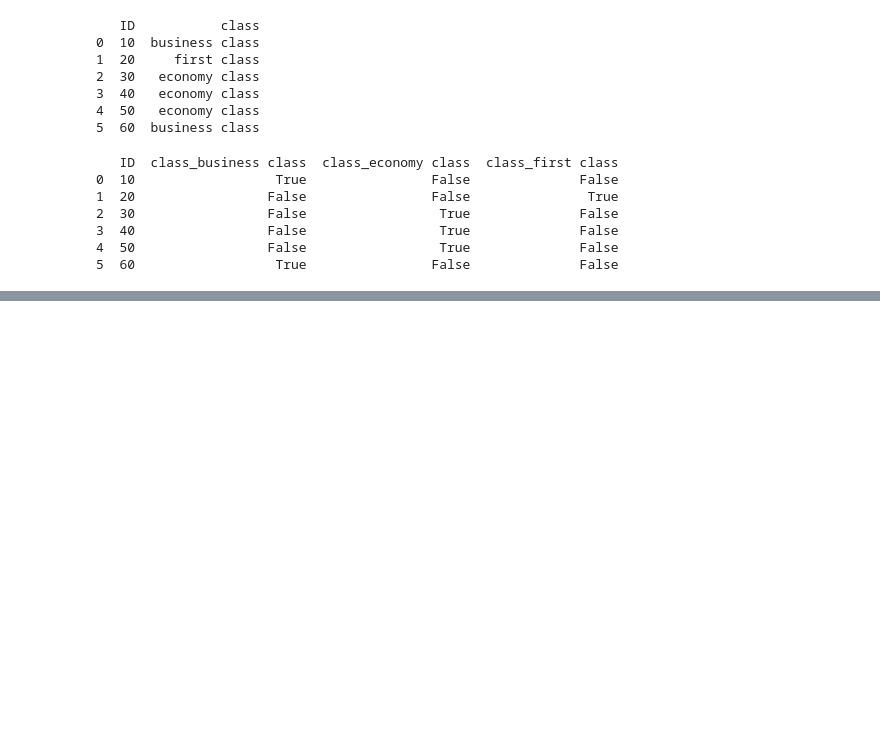
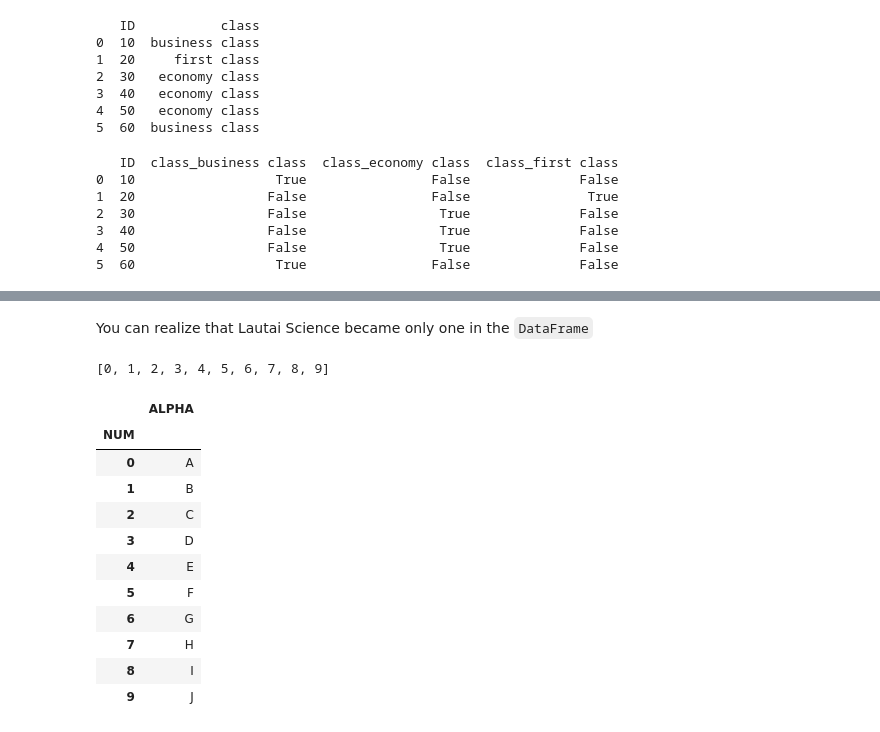
Before and after one commit to HABUDANHAYABK/ArewaDS-Machine-Learning, a Jupyter notebook: Data-Preparation/data_preparation.ipynb, the cells around one changed output, grey strips where cells are left out. Saved outputs shown, nothing was run; the diff lists cells and outputs as text; code cells hidden in the pictures; blank space fills up the shorter version.

```diff
--- a/Data-Preparation/data_preparation.ipynb
+++ b/Data-Preparation/data_preparation.ipynb
@@ -494,0 +535,27 @@ print(one_hot)
+# %% [markdown]
+You can realize that Lautai Science became only one in the `DataFrame`
+# %%
+print(list(range(10)))
+# %% [output]
+[0, 1, 2, 3, 4, 5, 6, 7, 8, 9]
+# %%
+alpa_numeric = pd.DataFrame({
+    "NUM": list(range(10)),
+    "ALPHA": ["A", "B", "C", "D", "E", "F", "G", "H", "I","J"]
+
+})
+alpa_numeric.set_index('NUM', inplace=True)
+alpa_numeric
+# %% [output]
+|  | ALPHA |
+| NUM |  |
+| 0 | A |
+| 1 | B |
+| 2 | C |
+| 3 | D |
+| 4 | E |
+| 5 | F |
+| 6 | G |
+| 7 | H |
+| 8 | I |
+| 9 | J |
```
Also changed, not shown: parts of 9 cells of this notebook.
